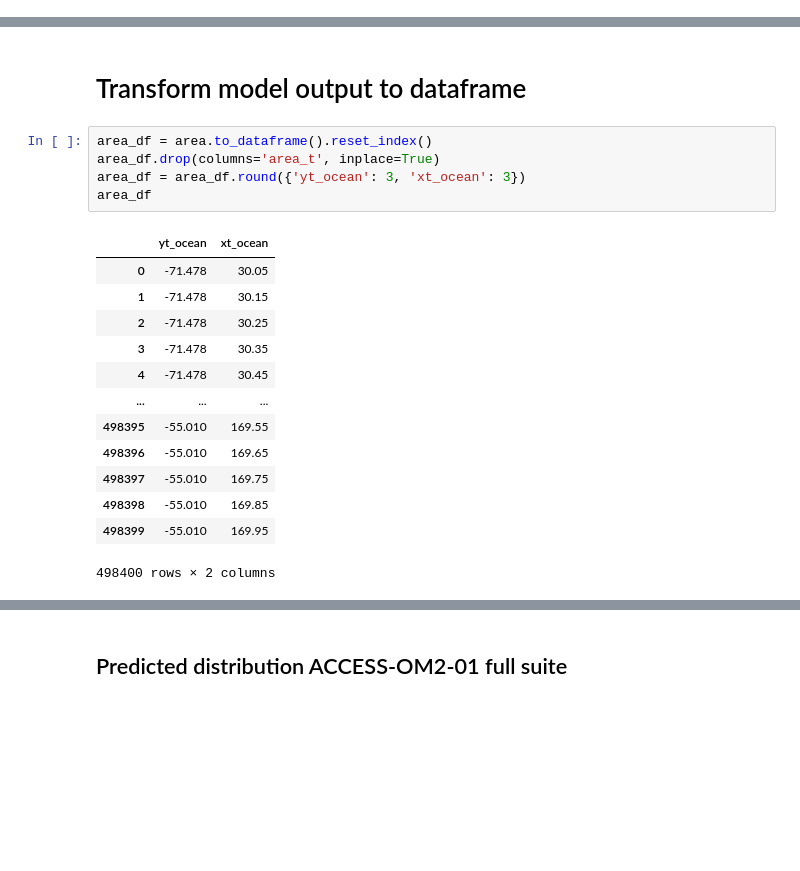
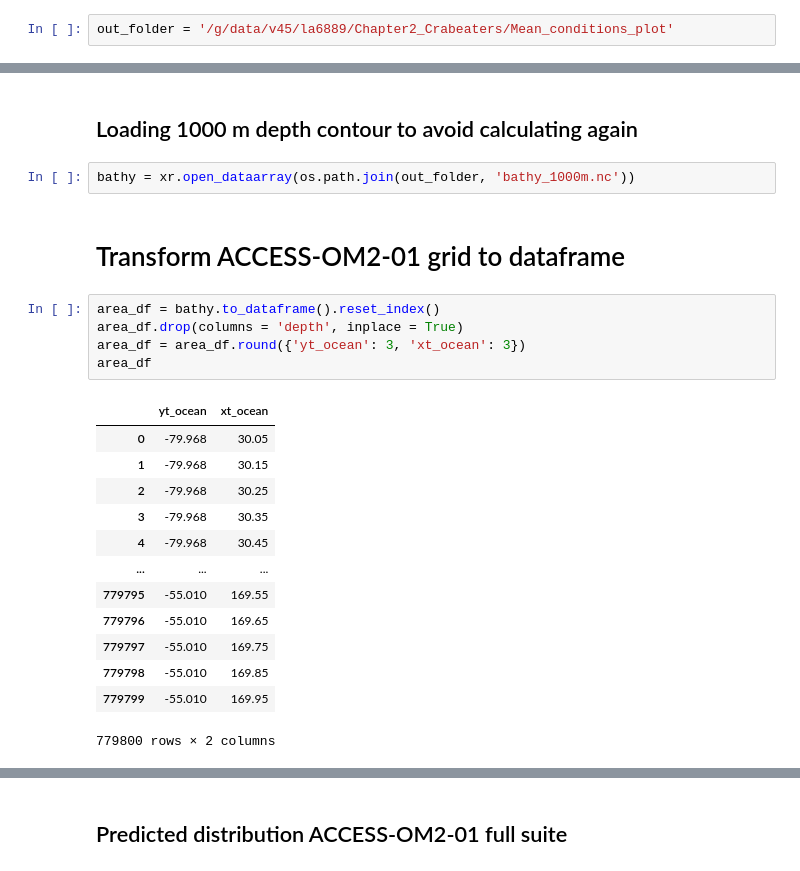
Before and after one commit to lidefi87/Crabeater_Distribution_East_Antarctica, a Jupyter notebook: Scripts/Ensemble_maps.ipynb, the cells around one changed output, grey strips where cells are left out. Cells and saved outputs as stored; diff of their text form; blank space fills up the shorter version.

```diff
--- a/Scripts/Ensemble_maps.ipynb
+++ b/Scripts/Ensemble_maps.ipynb
@@ -51,0 +62,2 @@ Run configuration and history: https://github.com/COSIMA/01deg_jra55_iaf/tree/01
+# %%
+out_folder = '/g/data/v45/la6889/Chapter2_Crabeaters/Mean_conditions_plot'
@@ -52,24 +215,28 @@ Run configuration and history: https://github.com/COSIMA/01deg_jra55_iaf/tree/01
+# %% [markdown]
+## Loading 1000 m depth contour to avoid calculating again
+# %%
+bathy = xr.open_dataarray(os.path.join(out_folder, 'bathy_1000m.nc'))
 # %% [markdown]
-# Transform model output to dataframe
+# Transform ACCESS-OM2-01 grid to dataframe
 # %%
-area_df = area.to_dataframe().reset_index()
-area_df.drop(columns='area_t', inplace=True)
+area_df = bathy.to_dataframe().reset_index()
+area_df.drop(columns = 'depth', inplace = True)
 area_df = area_df.round({'yt_ocean': 3, 'xt_ocean': 3})
 area_df
 # %% [output]
 |  | yt_ocean | xt_ocean |
-| 0 | -71.478 | 30.05 |
-| 1 | -71.478 | 30.15 |
-| 2 | -71.478 | 30.25 |
-| 3 | -71.478 | 30.35 |
-| 4 | -71.478 | 30.45 |
+| 0 | -79.968 | 30.05 |
+| 1 | -79.968 | 30.15 |
+| 2 | -79.968 | 30.25 |
+| 3 | -79.968 | 30.35 |
+| 4 | -79.968 | 30.45 |
 | ... | ... | ... |
-| 498395 | -55.010 | 169.55 |
-| 498396 | -55.010 | 169.65 |
-| 498397 | -55.010 | 169.75 |
-| 498398 | -55.010 | 169.85 |
-| 498399 | -55.010 | 169.95 |
+| 779795 | -55.010 | 169.55 |
+| 779796 | -55.010 | 169.65 |
+| 779797 | -55.010 | 169.75 |
+| 779798 | -55.010 | 169.85 |
+| 779799 | -55.010 | 169.95 |
-498400 rows × 2 columns
+779800 rows × 2 columns
 # %%
 #Getting number of times month has to be repeated
 rows_month = area_df.shape[0]
```
Also changed, not shown: parts of 41 cells of this notebook.
